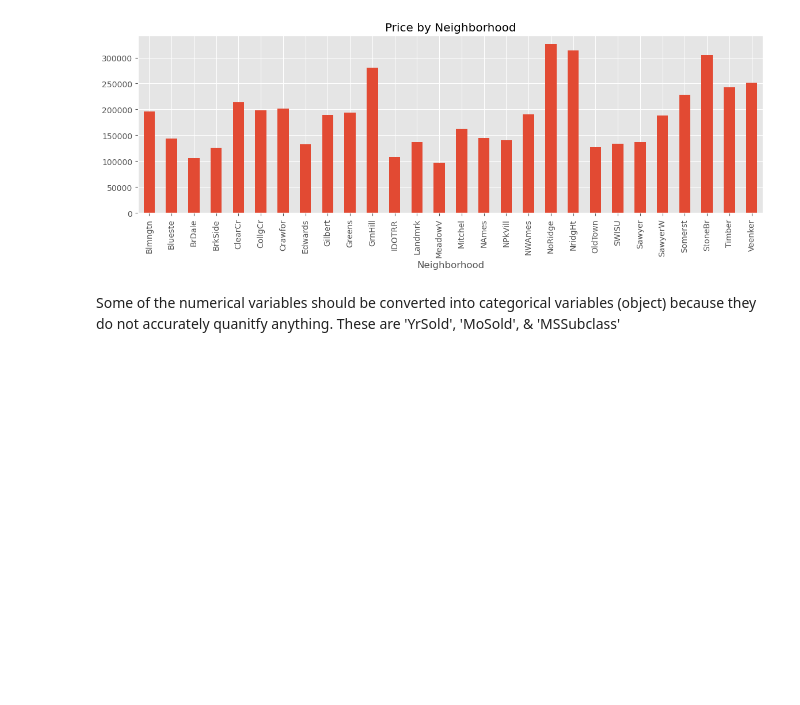
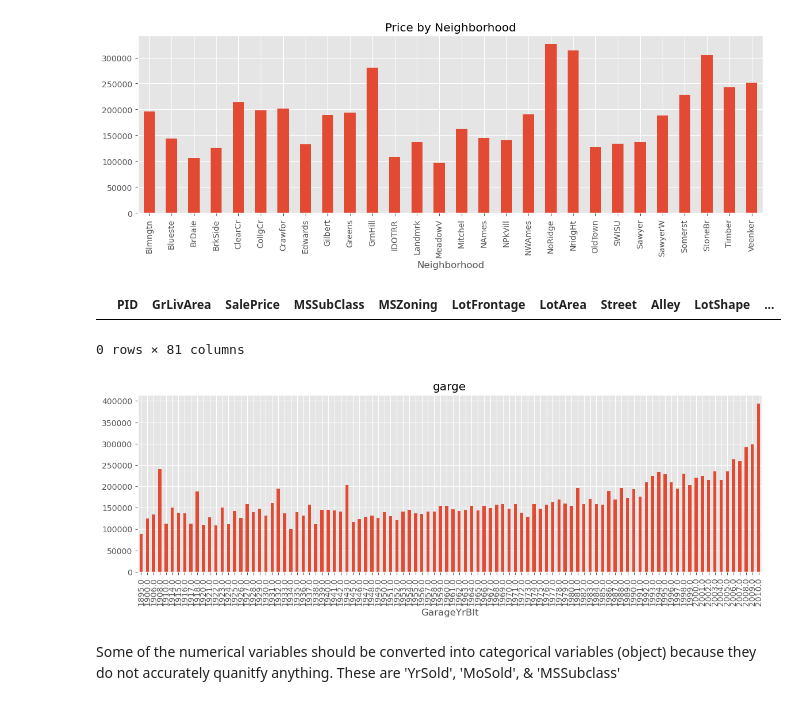
Before and after one commit to Na-ta-lie/Ames-Price-Prediction, a Jupyter notebook: Ames_pre_processing.ipynb, the cells around one changed output. Drawn from its saved outputs; the diff is of its cells as text; code cells hidden in the pictures; blank space fills up the shorter version.

```diff
--- a/Ames_pre_processing.ipynb
+++ b/Ames_pre_processing.ipynb
@@ -211,6 +211,17 @@ plt.title('Price by Neighborhood')
 plt.show()
 # %% [output]
 [figure]
+# %%
+housing.loc[housing.GarageYrBlt == 0]
+# %% [output]
+|  | PID | GrLivArea | SalePrice | MSSubClass | MSZoning | LotFrontage | LotArea | Street | Alley | LotShape | ... |
+0 rows × 81 columns
+# %%
+housing.groupby(['GarageYrBlt']).SalePrice.mean().plot(kind='bar', figsize=(14,4))
+plt.title('garge')
+plt.show()
+# %% [output]
+[figure, added]
 # %% [markdown]
 Some of the numerical variables should be converted into categorical variables (object) because they do not accurately quanitfy anything. These are 'YrSold', 'MoSold', & 'MSSubclass'
 # %% [markdown]
```
Also changed, not shown: 1 other file.
